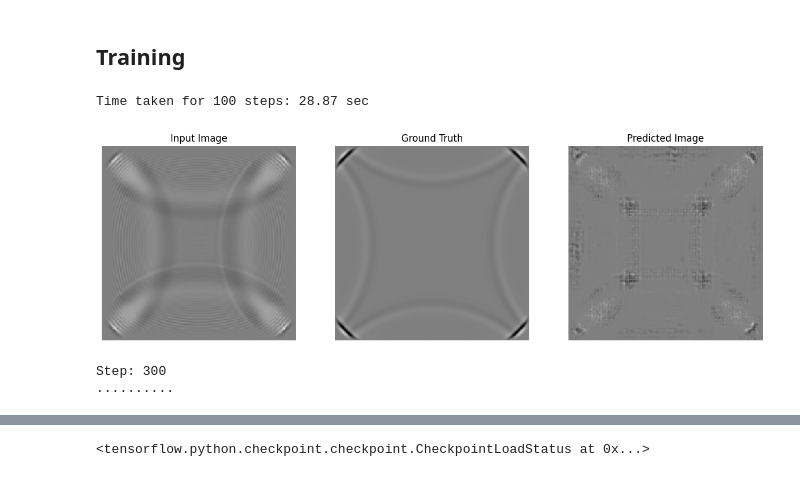
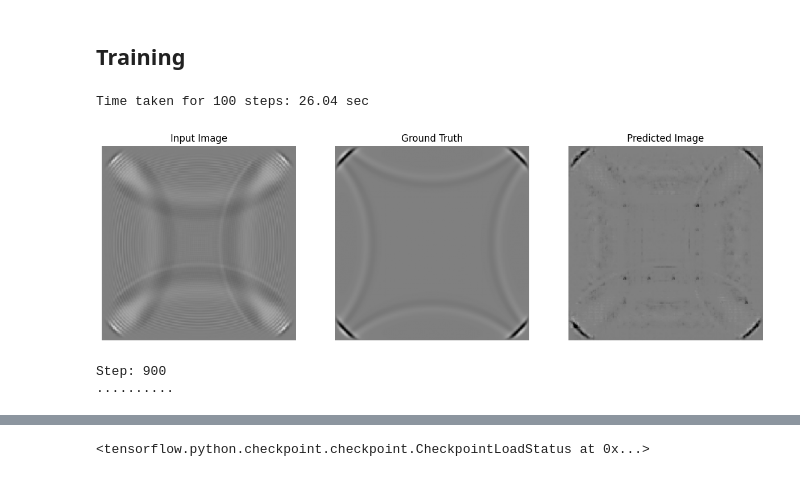
Before and after one commit to antoniomedeiros1/acwv-postprocessing, a Jupyter notebook: notebooks/main.ipynb, the cells around one changed output, grey strips where cells are left out. Saved outputs shown, nothing was run; the diff lists cells and outputs as text; code cells hidden in the pictures.

```diff
--- a/notebooks/main.ipynb
+++ b/notebooks/main.ipynb
@@ -243,6 +243,6 @@ plt.colorbar()
 # %%
-LAMBDA_L1 = 50
-LAMBDA_S = 10
+LAMBDA_L1 = 80
+LAMBDA_S = 8
 # %%
 loss_object = tf.keras.losses.BinaryCrossentropy(from_logits=True)
 # %%
@@ -258,9 +258,12 @@ loss_object = tf.keras.losses.BinaryCrossentropy(from_logits=True)
 
 def sobel_operator(image_tensor):
     """Applies the Sobel operator to an image tensor."""
-    sobel_x = tf.constant([[-1., 0., 1.], [-2., 0., 2.], [-1., 0., 1.]], dtype=tf.float32)
-    sobel_y = tf.constant([[1., 2., 1.], [0., 0., 0.], [-1., -2., -1.]], dtype=tf.float32)
+    sobel_x = tf.constant([[-1., 0., 1.], [-2., 0., 2.], [-1., 0., 1.]], dtype=tf.float32)/10.0
+    sobel_y = tf.constant([[1., 2., 1.], [0., 0., 0.], [-1., -2., -1.]], dtype=tf.float32)/10.0
     # sobel_y = tf.constant([[-1., -2., -1.], [0., 0., 0.], [1., 2., 1.]], dtype=tf.float32)
+
+    # sobel_x = tf.constant([[-1, 0, 1], [-2, 0, 2], [-1, 0, 1]], dtype=tf.float32)/8.0
+    # sobel_y = tf.constant([[-1,-2,-1], [0, 0, 0], [1, 2, 1]], dtype=tf.float32)/8.0
 
     # Reshape kernels for conv2d
     sobel_x = tf.reshape(sobel_x, [3, 3, 1, 1])
@@ -428,9 +431,9 @@ def fit(train_ds, test_ds, steps):
 # %%
 example_input, example_target = next(iter(test_dataset.take(1)))
 # %%
-fit(train_dataset, test_dataset, steps=400)
+fit(train_dataset, test_dataset, steps=1000)
 # %% [output]
-Time taken for 100 steps: 28.87 sec
+Time taken for 100 steps: 26.04 sec
-[figure, old version]
+[figure, new version]
-Step: 300
+Step: 900
 ..........
```
Also changed, not shown: parts of 8 cells of this notebook.
